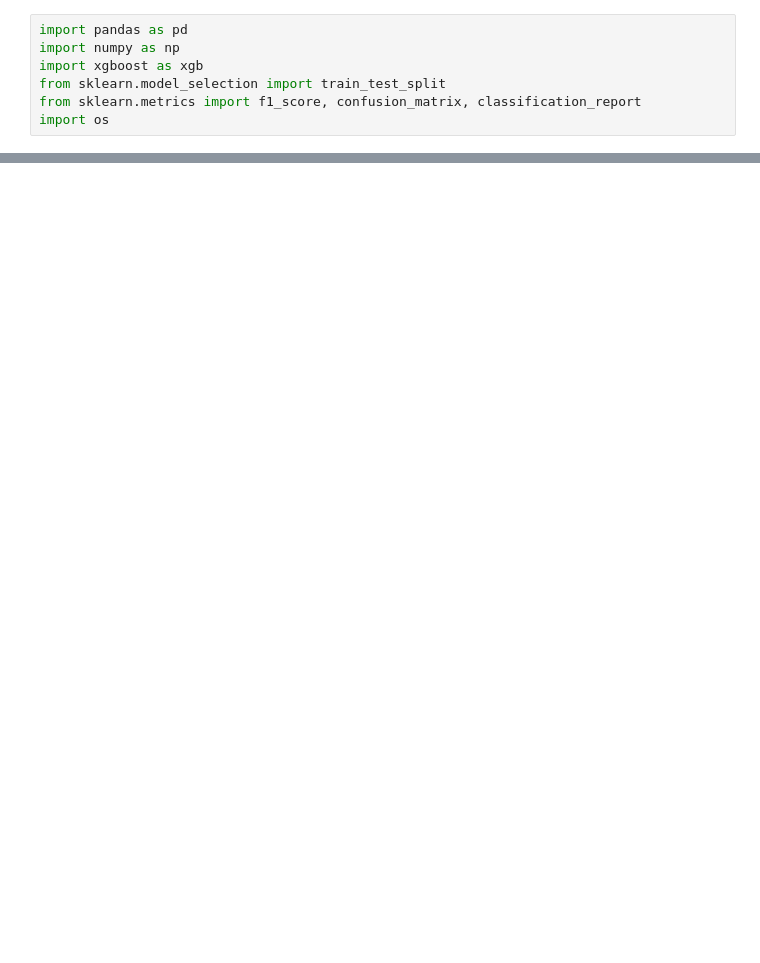
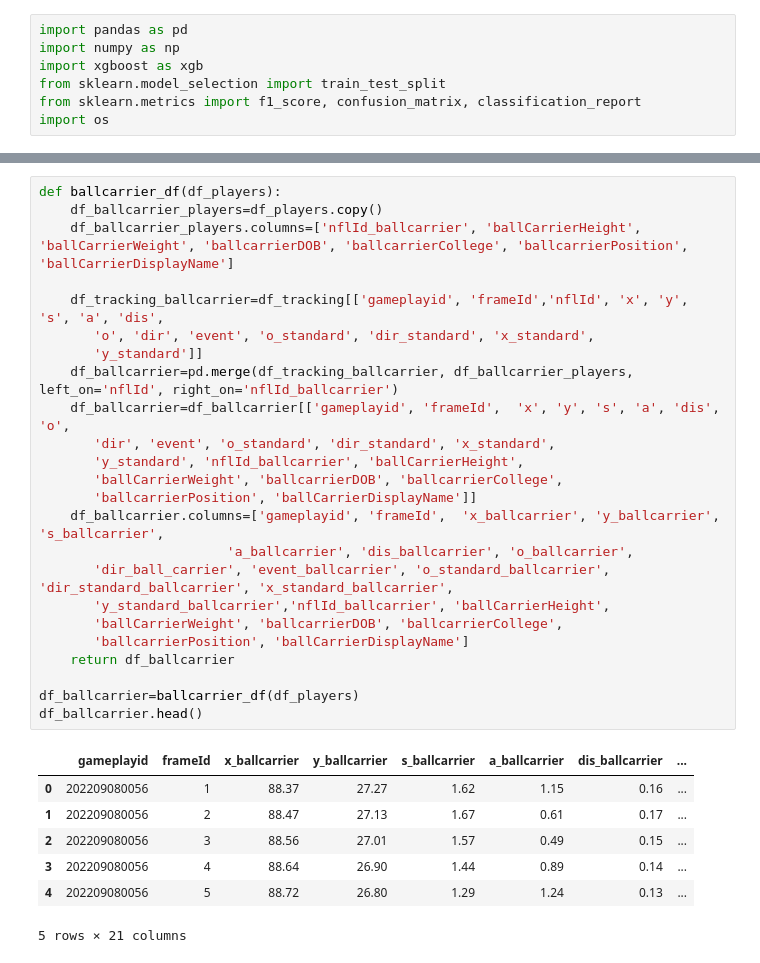
Before and after one commit to DamjanZlatinov/NFL_BDB_2024, a Jupyter notebook: notebooks/tackle_prediction_poc.ipynb, the cells around one changed output, grey strips where cells are left out. Drawn from its saved outputs; the diff is of its cells as text; blank space fills up the shorter version.

```diff
--- a/notebooks/tackle_prediction_poc.ipynb
+++ b/notebooks/tackle_prediction_poc.ipynb
@@ -381,0 +170,32 @@ weighted avg       0.94      0.79      0.84      6482
+# %%
+def ballcarrier_df(df_players):
+    df_ballcarrier_players=df_players.copy()
+    df_ballcarrier_players.columns=['nflId_ballcarrier', 'ballCarrierHeight', 'ballCarrierWeight', 'ballcarrierDOB', 'ballcarrierCollege', 'ballcarrierPosition', 'ballCarrierDisplayName']
+
+    df_tracking_ballcarrier=df_tracking[['gameplayid', 'frameId','nflId', 'x', 'y', 's', 'a', 'dis',
+       'o', 'dir', 'event', 'o_standard', 'dir_standard', 'x_standard',
+       'y_standard']]
+    df_ballcarrier=pd.merge(df_tracking_ballcarrier, df_ballcarrier_players, left_on='nflId', right_on='nflId_ballcarrier')
+    df_ballcarrier=df_ballcarrier[['gameplayid', 'frameId',  'x', 'y', 's', 'a', 'dis', 'o',
+       'dir', 'event', 'o_standard', 'dir_standard', 'x_standard',
+       'y_standard', 'nflId_ballcarrier', 'ballCarrierHeight',
+       'ballCarrierWeight', 'ballcarrierDOB', 'ballcarrierCollege',
+       'ballcarrierPosition', 'ballCarrierDisplayName']]
+    df_ballcarrier.columns=['gameplayid', 'frameId',  'x_ballcarrier', 'y_ballcarrier', 's_ballcarrier',
+                        'a_ballcarrier', 'dis_ballcarrier', 'o_ballcarrier',
+       'dir_ball_carrier', 'event_ballcarrier', 'o_standard_ballcarrier', 'dir_standard_ballcarrier', 'x_standard_ballcarrier',
+       'y_standard_ballcarrier','nflId_ballcarrier', 'ballCarrierHeight',
+       'ballCarrierWeight', 'ballcarrierDOB', 'ballcarrierCollege',
+       'ballcarrierPosition', 'ballCarrierDisplayName']
+    return df_ballcarrier
+
+df_ballcarrier=ballcarrier_df(df_players)
+df_ballcarrier.head()
+# %% [output]
+|  | gameplayid | frameId | x_ballcarrier | y_ballcarrier | s_ballcarrier | a_ballcarrier | dis_ballcarrier | ... |
+| 0 | 202209080056 | 1 | 88.37 | 27.27 | 1.62 | 1.15 | 0.16 | ... |
+| 1 | 202209080056 | 2 | 88.47 | 27.13 | 1.67 | 0.61 | 0.17 | ... |
+| 2 | 202209080056 | 3 | 88.56 | 27.01 | 1.57 | 0.49 | 0.15 | ... |
+| 3 | 202209080056 | 4 | 88.64 | 26.90 | 1.44 | 0.89 | 0.14 | ... |
+| 4 | 202209080056 | 5 | 88.72 | 26.80 | 1.29 | 1.24 | 0.13 | ... |
+5 rows × 21 columns
```
Also changed, not shown: parts of 43 cells of this notebook.
